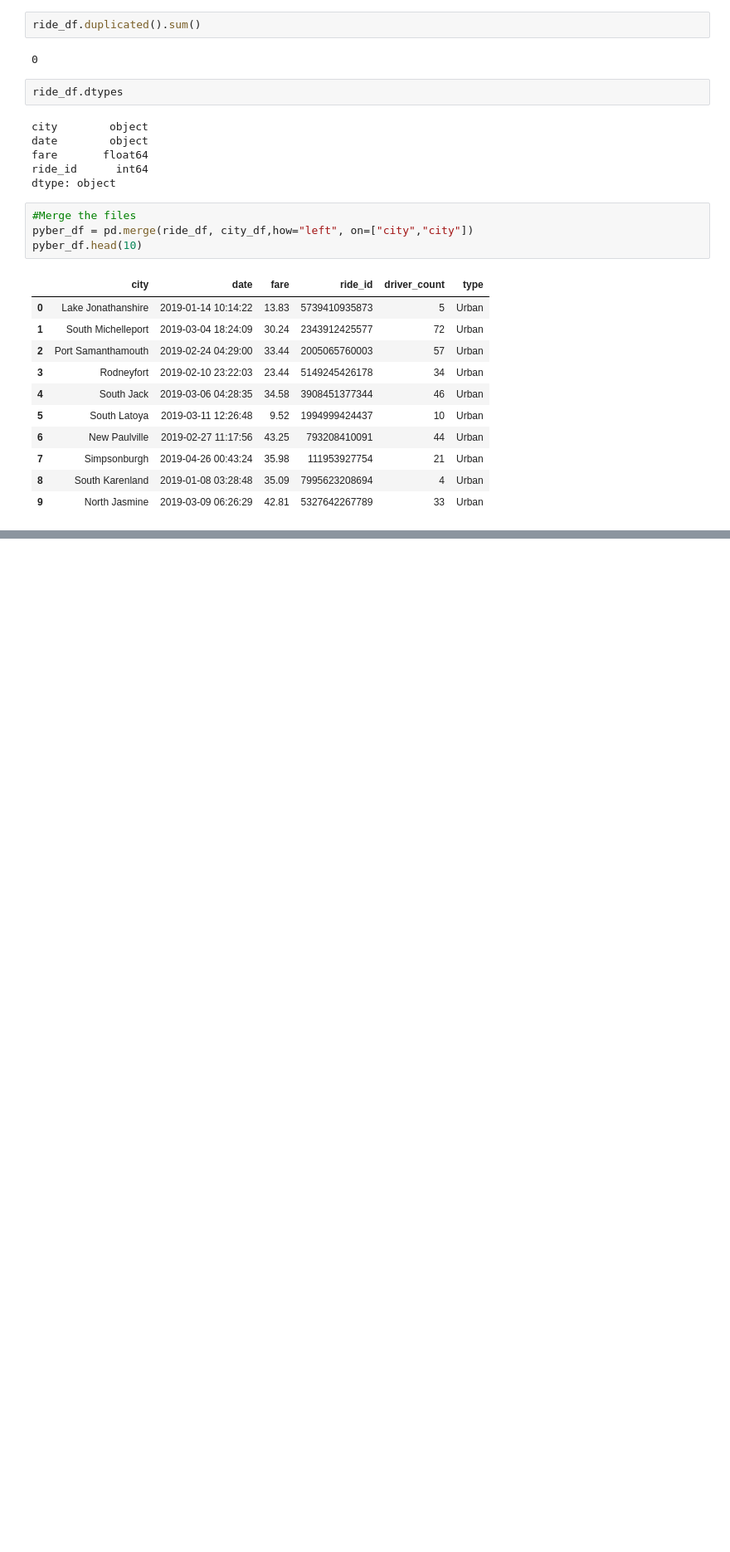
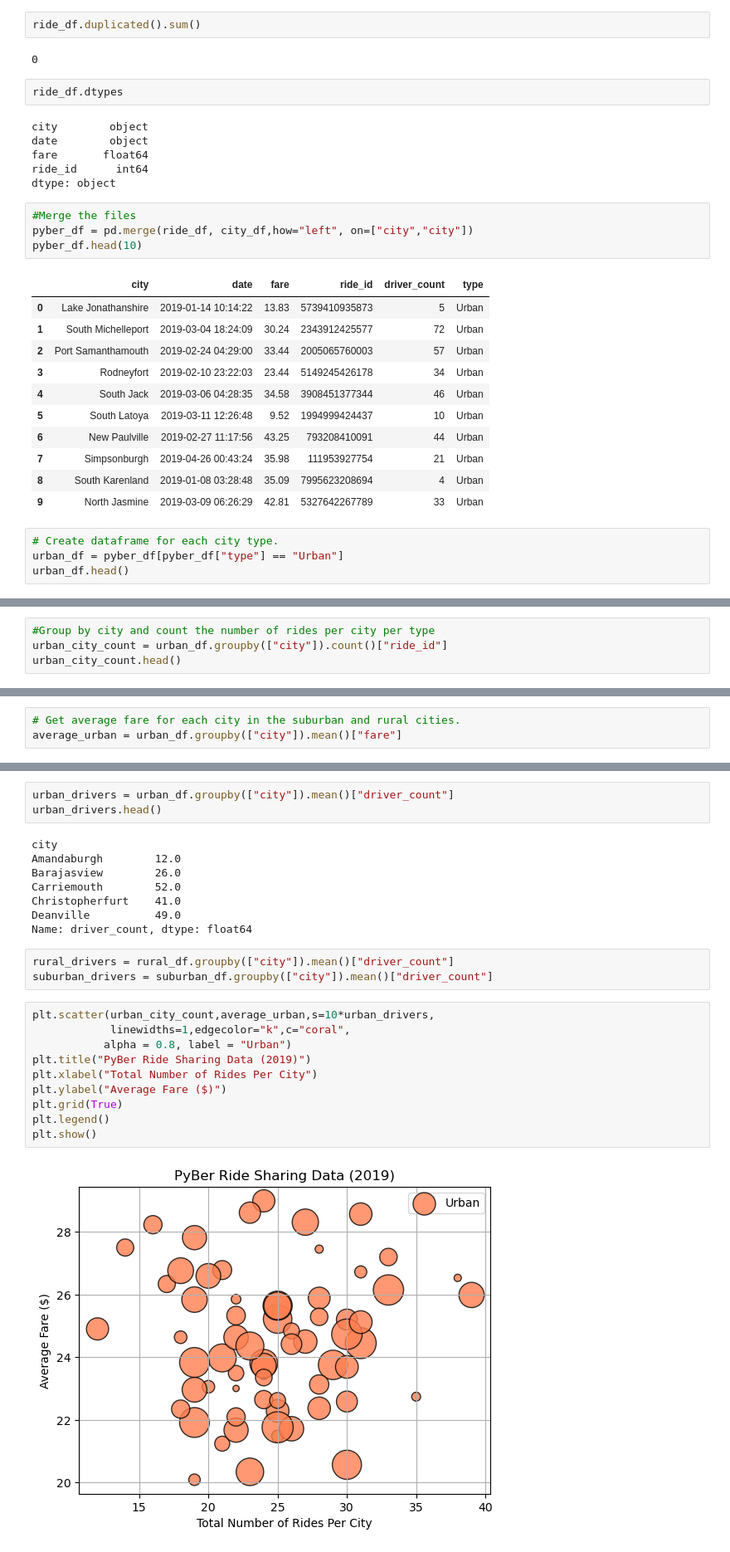
Before and after one commit to merigalstyan/PyBer_Analysis, a Jupyter notebook: PyBer.ipynb, the cells around one changed output, grey strips where cells are left out. Shown at 83% size. Cells and saved outputs as stored; diff of their text form; blank space fills up the shorter version.

```diff
--- a/PyBer.ipynb
+++ b/PyBer.ipynb
@@ -121,3 +121,7 @@ pyber_df.head(10)
 | 7 | Simpsonburgh | 2019-04-26 00:43:24 | 35.98 | 111953927754 | 21 | Urban |
 | 8 | South Karenland | 2019-01-08 03:28:48 | 35.09 | 7995623208694 | 4 | Urban |
 | 9 | North Jasmine | 2019-03-09 06:26:29 | 42.81 | 5327642267789 | 33 | Urban |
+# %%
+# Create dataframe for each city type.
+urban_df = pyber_df[pyber_df["type"] == "Urban"]
+urban_df.head()
@@ -123,0 +155,4 @@ pyber_df.head(10)
+# %%
+#Group by city and count the number of rides per city per type
+urban_city_count = urban_df.groupby(["city"]).count()["ride_id"]
+urban_city_count.head()
@@ -123,0 +208,3 @@ pyber_df.head(10)
+# %%
+# Get average fare for each city in the suburban and rural cities.
+average_urban = urban_df.groupby(["city"]).mean()["fare"]
@@ -123,0 +215,26 @@ pyber_df.head(10)
+# %%
+urban_drivers = urban_df.groupby(["city"]).mean()["driver_count"]
+urban_drivers.head()
+# %% [output]
+city
+Amandaburgh        12.0
+Barajasview        26.0
+Carriemouth        52.0
+Christopherfurt    41.0
+Deanville          49.0
+Name: driver_count, dtype: float64
+# %%
+rural_drivers = rural_df.groupby(["city"]).mean()["driver_count"]
+suburban_drivers = suburban_df.groupby(["city"]).mean()["driver_count"]
+# %%
+plt.scatter(urban_city_count,average_urban,s=10*urban_drivers,
+            linewidths=1,edgecolor="k",c="coral",
+           alpha = 0.8, label = "Urban")
+plt.title("PyBer Ride Sharing Data (2019)")
+plt.xlabel("Total Number of Rides Per City")
+plt.ylabel("Average Fare ($)")
+plt.grid(True)
+plt.legend()
+plt.show()
+# %% [output]
+[figure, added]
```
Also changed, not shown: parts of 12 cells of this notebook.
